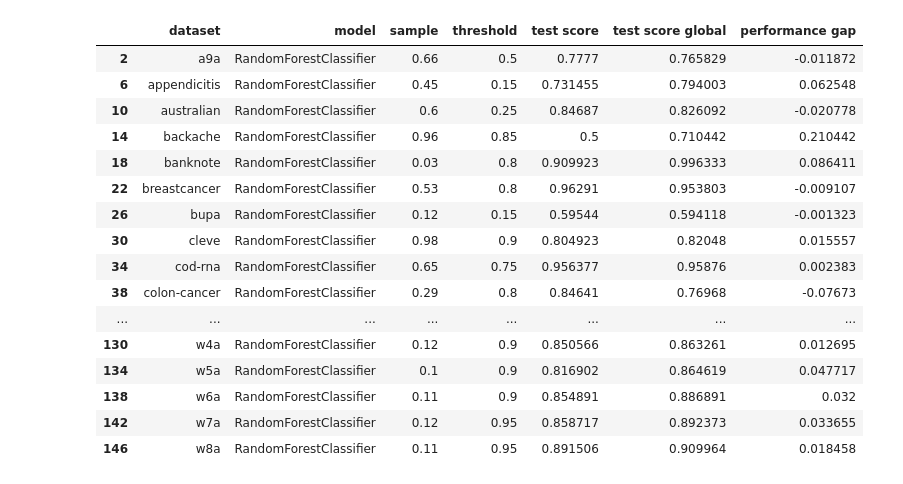
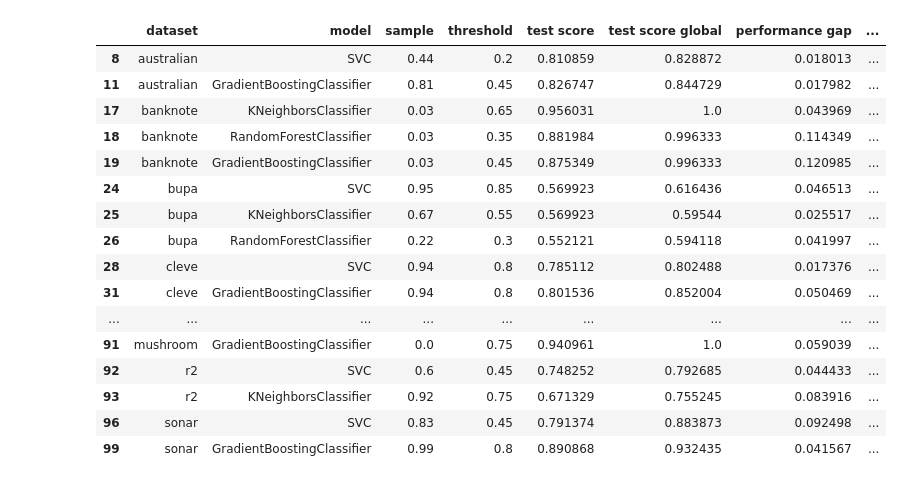
Before and after one commit to Vacek-Ace/dkdn, a Jupyter notebook: notebooks/sampling.ipynb, the cells around one changed output. Cells and saved outputs as stored; diff of their text form; code cells hidden in the pictures.

```diff
--- a/notebooks/sampling.ipynb
+++ b/notebooks/sampling.ipynb
@@ -35,22 +34,23 @@ for exp in exps:
         i += 1
 summary.loc[:, 'performance gap'] = summary['test score global']-summary['test score']
-# %%
-summary[summary.model == 'RandomForestClassifier']
-# %% [output]
-|  | dataset | model | sample | threshold | test score | test score global | performance gap |
-| 2 | a9a | RandomForestClassifier | 0.66 | 0.5 | 0.7777 | 0.765829 | -0.011872 |
-| 6 | appendicitis | RandomForestClassifier | 0.45 | 0.15 | 0.731455 | 0.794003 | 0.062548 |
-| 10 | australian | RandomForestClassifier | 0.6 | 0.25 | 0.84687 | 0.826092 | -0.020778 |
-| 14 | backache | RandomForestClassifier | 0.96 | 0.85 | 0.5 | 0.710442 | 0.210442 |
-| 18 | banknote | RandomForestClassifier | 0.03 | 0.8 | 0.909923 | 0.996333 | 0.086411 |
-| 22 | breastcancer | RandomForestClassifier | 0.53 | 0.8 | 0.96291 | 0.953803 | -0.009107 |
-| 26 | bupa | RandomForestClassifier | 0.12 | 0.15 | 0.59544 | 0.594118 | -0.001323 |
-| 30 | cleve | RandomForestClassifier | 0.98 | 0.9 | 0.804923 | 0.82048 | 0.015557 |
-| 34 | cod-rna | RandomForestClassifier | 0.65 | 0.75 | 0.956377 | 0.95876 | 0.002383 |
-| 38 | colon-cancer | RandomForestClassifier | 0.29 | 0.8 | 0.84641 | 0.76968 | -0.07673 |
-| ... | ... | ... | ... | ... | ... | ... | ... |
-| 130 | w4a | RandomForestClassifier | 0.12 | 0.9 | 0.850566 | 0.863261 | 0.012695 |
-| 134 | w5a | RandomForestClassifier | 0.1 | 0.9 | 0.816902 | 0.864619 | 0.047717 |
-| 138 | w6a | RandomForestClassifier | 0.11 | 0.9 | 0.854891 | 0.886891 | 0.032 |
-| 142 | w7a | RandomForestClassifier | 0.12 | 0.95 | 0.858717 | 0.892373 | 0.033655 |
-| 146 | w8a | RandomForestClassifier | 0.11 | 0.95 | 0.891506 | 0.909964 | 0.018458 |
+# %%
+# diferencia de complejidad < 0.15, incluyo el triple de ceros (casi todo ceros y me los estoy comiendo)
+summary[(summary['complexity class difference'] < 15e-2) & (summary['performance gap'] > 10e-3)]
+# %% [output]
+|  | dataset | model | sample | threshold | test score | test score global | performance gap | ... |
+| 8 | australian | SVC | 0.44 | 0.2 | 0.810859 | 0.828872 | 0.018013 | ... |
+| 11 | australian | GradientBoostingClassifier | 0.81 | 0.45 | 0.826747 | 0.844729 | 0.017982 | ... |
+| 17 | banknote | KNeighborsClassifier | 0.03 | 0.65 | 0.956031 | 1.0 | 0.043969 | ... |
+| 18 | banknote | RandomForestClassifier | 0.03 | 0.35 | 0.881984 | 0.996333 | 0.114349 | ... |
+| 19 | banknote | GradientBoostingClassifier | 0.03 | 0.45 | 0.875349 | 0.996333 | 0.120985 | ... |
+| 24 | bupa | SVC | 0.95 | 0.85 | 0.569923 | 0.616436 | 0.046513 | ... |
+| 25 | bupa | KNeighborsClassifier | 0.67 | 0.55 | 0.569923 | 0.59544 | 0.025517 | ... |
+| 26 | bupa | RandomForestClassifier | 0.22 | 0.3 | 0.552121 | 0.594118 | 0.041997 | ... |
+| 28 | cleve | SVC | 0.94 | 0.8 | 0.785112 | 0.802488 | 0.017376 | ... |
+| 31 | cleve | GradientBoostingClassifier | 0.94 | 0.8 | 0.801536 | 0.852004 | 0.050469 | ... |
+| ... | ... | ... | ... | ... | ... | ... | ... | ... |
+| 91 | mushroom | GradientBoostingClassifier | 0.0 | 0.75 | 0.940961 | 1.0 | 0.059039 | ... |
+| 92 | r2 | SVC | 0.6 | 0.45 | 0.748252 | 0.792685 | 0.044433 | ... |
+| 93 | r2 | KNeighborsClassifier | 0.92 | 0.75 | 0.671329 | 0.755245 | 0.083916 | ... |
+| 96 | sonar | SVC | 0.83 | 0.45 | 0.791374 | 0.883873 | 0.092498 | ... |
+| 99 | sonar | GradientBoostingClassifier | 0.99 | 0.8 | 0.890868 | 0.932435 | 0.041567 | ... |
```
Also changed, not shown: parts of 12 cells of this notebook, 6 other files.
